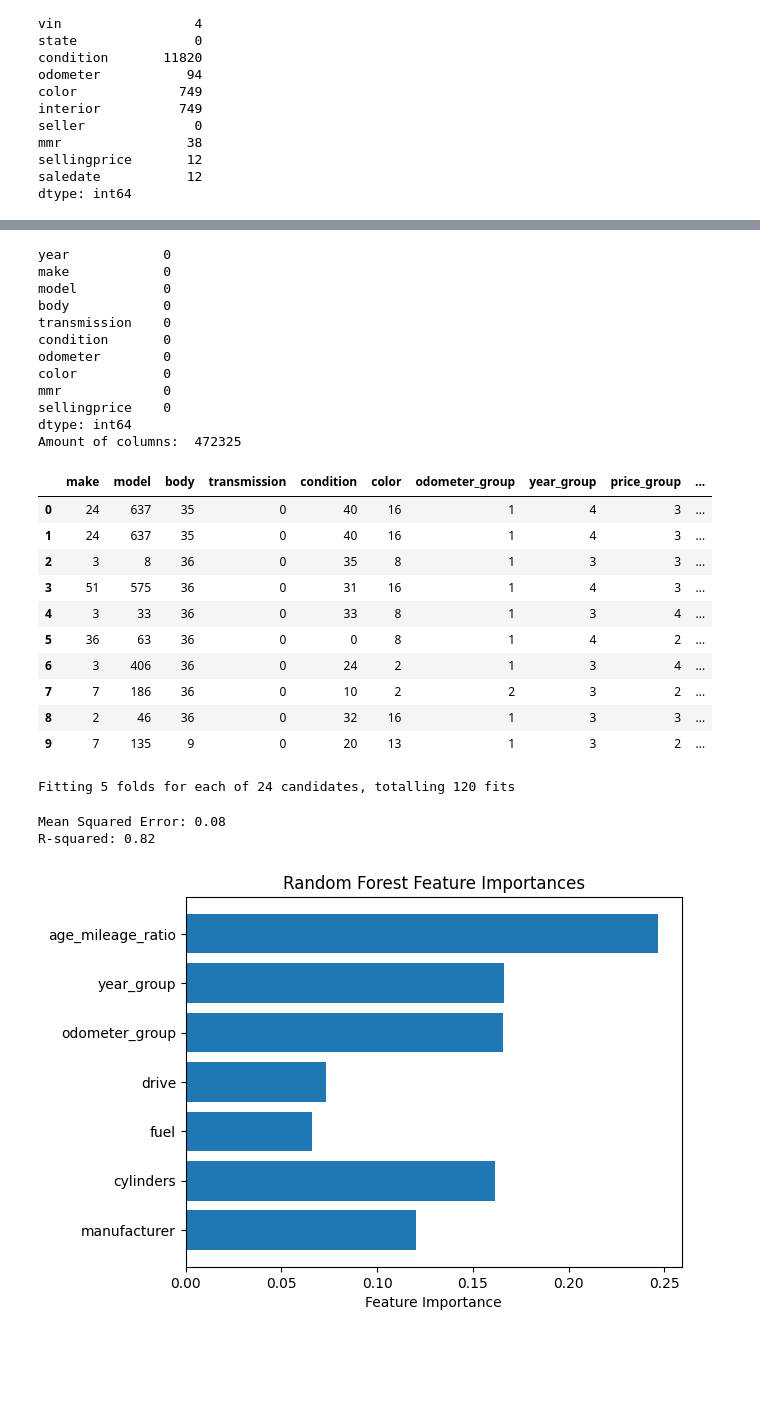
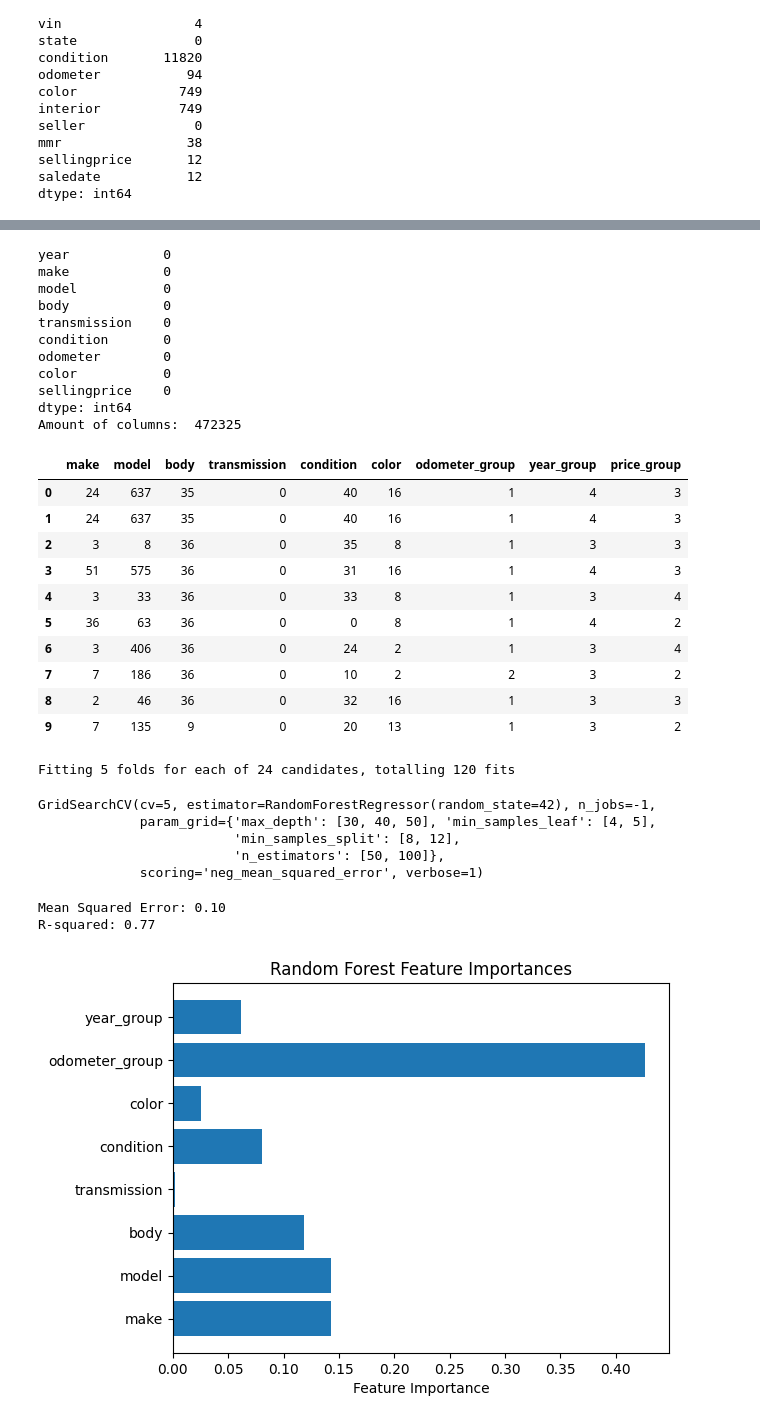
Before and after one commit to mjc136/DataScience, a Jupyter notebook: CarPricePredictor/CarPricePredictor.ipynb, the cells around one changed output, grey strips where cells are left out. Drawn from its saved outputs; the diff is of its cells as text; code cells hidden in the pictures; blank space fills up the shorter version.

```diff
--- a/CarPricePredictor/CarPricePredictor.ipynb
+++ b/CarPricePredictor/CarPricePredictor.ipynb
@@ -77,7 +77,9 @@ saledate           12
 dtype: int64
 # %%
 # Drop not needed columns
-df = df.drop(columns=['trim','vin','state','interior','seller','saledate'], errors='ignore')
+df = df.drop(columns=['trim','vin','state','interior','seller','saledate','mmr'], errors='ignore')
+
+
 
 # Remove rows with missing data
 df = df.dropna()
@@ -114,7 +116,6 @@ transmission    0
 condition       0
 odometer        0
 color           0
-mmr             0
 sellingprice    0
 dtype: int64
 Amount of columns:  472325
@@ -124,7 +125,6 @@ from sklearn.preprocessing import LabelEncoder
 # Convert odometer, year, and mmr to numeric
 df['odometer'] = pd.to_numeric(df['odometer'], errors='coerce')
 df['year'] = pd.to_numeric(df['year'], errors='coerce')
-df['mmr'] = pd.to_numeric(df['mmr'], errors='coerce')
 
 # Define the function to categorise odometer values
 def categorise_odometer(odometer):  # 1 = 0-20k, 2 = 20-50k, 3 = 50-100k, 4 = 100-150k, 5 = 150-200k, 6 = 200k+
@@ -163,25 +163,12 @@ def categorise_price(price):  # 1 = low, 2 = medium, 3 = high, 4 = premium
     else:
         return 4  # Premium
 
-# Define function to categorise mmr
-def categorise_mmr(mmr):  # 1 = very low, 2 = low, 3 = medium, 4 = high, 5 = very high
-    if mmr < 5000:
-        return 1  # Very Low
-    elif mmr < 15000:
-        return 2  # Low
-    elif mmr < 30000:
-        return 3  # Medium
-    elif mmr < 50000:
-        return 4  # High
-    else:
-        return 5  # Very High
 
 
 # Apply categorisation functions
 df['odometer_group'] = df['odometer'].apply(categorise_odometer)
 df['year_group'] = df['year'].apply(categorise_year)
 df['price_group'] = df['sellingprice'].apply(categorise_price)
-df['mmr_group'] = df['mmr'].apply(categorise_mmr)
 
 # Group rare colors into 'Other' to reduce noise
 if 'color' in df.columns:
@@ -198,22 +185,22 @@ for col in categorical_columns:
         df[col] = LabelEncoder().fit_transform(df[col].astype(str))
 
 # Drop the original columns
-df = df.drop(columns=['odometer', 'year', 'sellingprice', 'mmr'], errors='ignore')
+df = df.drop(columns=['odometer', 'year', 'sellingprice'], errors='ignore')
 
 # Show the first 10 rows of the processed DataFrame
 df.head(10)
 # %% [output]
-|  | make | model | body | transmission | condition | color | odometer_group | year_group | price_group | ... |
-| 0 | 24 | 637 | 35 | 0 | 40 | 16 | 1 | 4 | 3 | ... |
-| 1 | 24 | 637 | 35 | 0 | 40 | 16 | 1 | 4 | 3 | ... |
-| 2 | 3 | 8 | 36 | 0 | 35 | 8 | 1 | 3 | 3 | ... |
-| 3 | 51 | 575 | 36 | 0 | 31 | 16 | 1 | 4 | 3 | ... |
-| 4 | 3 | 33 | 36 | 0 | 33 | 8 | 1 | 3 | 4 | ... |
-| 5 | 36 | 63 | 36 | 0 | 0 | 8 | 1 | 4 | 2 | ... |
-| 6 | 3 | 406 | 36 | 0 | 24 | 2 | 1 | 3 | 4 | ... |
-| 7 | 7 | 186 | 36 | 0 | 10 | 2 | 2 | 3 | 2 | ... |
-| 8 | 2 | 46 | 36 | 0 | 32 | 16 | 1 | 3 | 3 | ... |
-| 9 | 7 | 135 | 9 | 0 | 20 | 13 | 1 | 3 | 2 | ... |
+|  | make | model | body | transmission | condition | color | odometer_group | year_group | price_group |
+| 0 | 24 | 637 | 35 | 0 | 40 | 16 | 1 | 4 | 3 |
+| 1 | 24 | 637 | 35 | 0 | 40 | 16 | 1 | 4 | 3 |
+| 2 | 3 | 8 | 36 | 0 | 35 | 8 | 1 | 3 | 3 |
+| 3 | 51 | 575 | 36 | 0 | 31 | 16 | 1 | 4 | 3 |
+| 4 | 3 | 33 | 36 | 0 | 33 | 8 | 1 | 3 | 4 |
+| 5 | 36 | 63 | 36 | 0 | 0 | 8 | 1 | 4 | 2 |
+| 6 | 3 | 406 | 36 | 0 | 24 | 2 | 1 | 3 | 4 |
+| 7 | 7 | 186 | 36 | 0 | 10 | 2 | 2 | 3 | 2 |
+| 8 | 2 | 46 | 36 | 0 | 32 | 16 | 1 | 3 | 3 |
+| 9 | 7 | 135 | 9 | 0 | 20 | 13 | 1 | 3 | 2 |
 # %%
 # Define features (X) and target (y)
 X = df.drop(columns='price_group')
@@ -235,13 +222,18 @@ rf_param_grid = {
 }
 
 # Instantiate the model using the best parameters
-rf_model = RandomForestRegressor(random_state=42)
+rf_model = RandomForestRegressor(  )
 rf_best = GridSearchCV(rf_model, rf_param_grid, cv=5, scoring='neg_mean_squared_error', verbose=1, n_jobs=-1)
 
 # Fit the model to the training data
 rf_best.fit(X_train, y_train)
 # %% [output]
 Fitting 5 folds for each of 24 candidates, totalling 120 fits
+GridSearchCV(cv=5, estimator=RandomForestRegressor(random_state=42), n_jobs=-1,
+             param_grid={'max_depth': [30, 40, 50], 'min_samples_leaf': [4, 5],
+                         'min_samples_split': [8, 12],
+                         'n_estimators': [50, 100]},
+             scoring='neg_mean_squared_error', verbose=1)
 # %%
 # Make predictions
 y_pred = rf_best.predict(X_test)
@@ -253,16 +245,16 @@ print(f'Mean Squared Error: {mse:.2f}')
 r2 = r2_score(y_test, y_pred)
 print(f'R-squared: {r2:.2f}')
 # %% [output]
-Mean Squared Error: 0.08
-R-squared: 0.82
+Mean Squared Error: 0.10
+R-squared: 0.77
 # %%
-importances = rf_best.feature_importances_
+importances = rf_best.best_estimator_.feature_importances_
 plt.barh(X.columns, importances)
 plt.xlabel("Feature Importance")
 plt.title("Random Forest Feature Importances")
 plt.show()
 # %% [output]
-[figure, old version]
+[figure, new version]
 # %%
 # Scatter plot for actual vs predicted values
 plt.figure(figsize=(10, 6))
```
Also changed, not shown: parts of 2 cells of this notebook, 4 other files.
